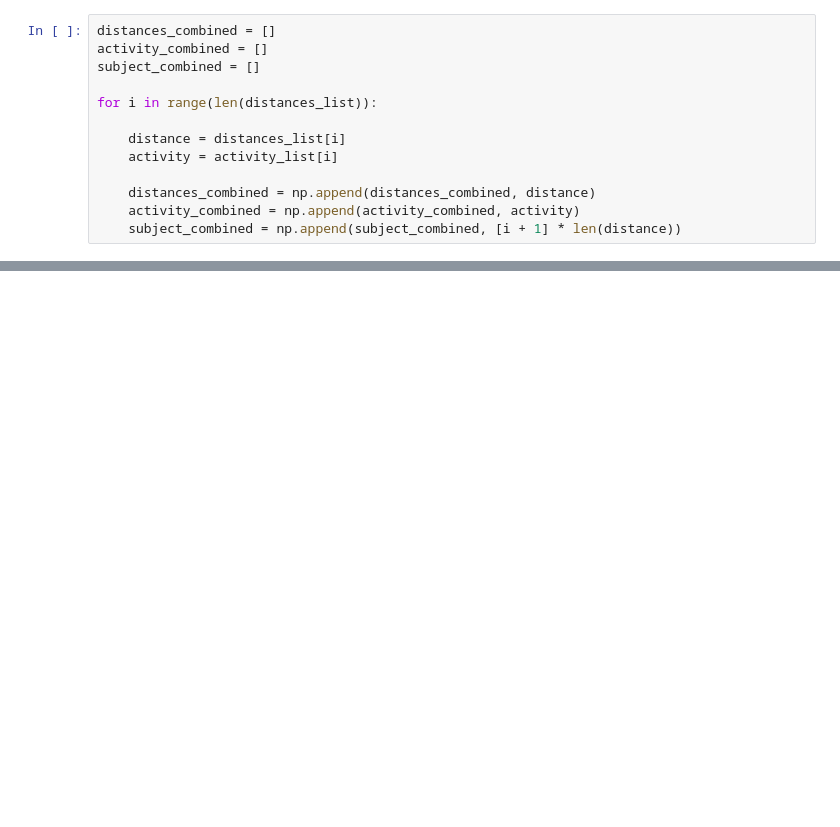
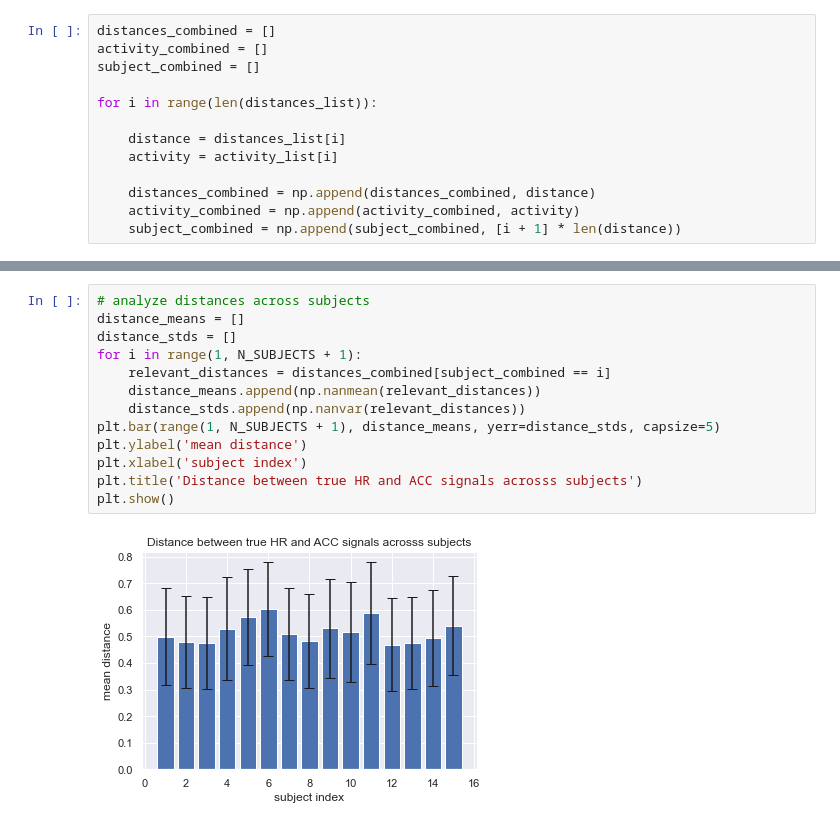
Before and after one commit to pennfranc/adm-ppg-analysis, a Jupyter notebook: data_analysis.ipynb, the cells around one changed output, grey strips where cells are left out. Saved outputs shown, nothing was run; the diff lists cells and outputs as text; blank space fills up the shorter version.

```diff
--- a/data_analysis.ipynb
+++ b/data_analysis.ipynb
@@ -167,0 +155,15 @@ plt.show()
+# %%
+# analyze distances across subjects
+distance_means = []
+distance_stds = []
+for i in range(1, N_SUBJECTS + 1):
+    relevant_distances = distances_combined[subject_combined == i]
+    distance_means.append(np.nanmean(relevant_distances))
+    distance_stds.append(np.nanvar(relevant_distances))
+plt.bar(range(1, N_SUBJECTS + 1), distance_means, yerr=distance_stds, capsize=5)
+plt.ylabel('mean distance')
+plt.xlabel('subject index')
+plt.title('Distance between true HR and ACC signals acrosss subjects')
+plt.show()
+# %% [output]
+[figure, added]
```
Also changed, not shown: parts of 6 cells of this notebook, 1 other file.
